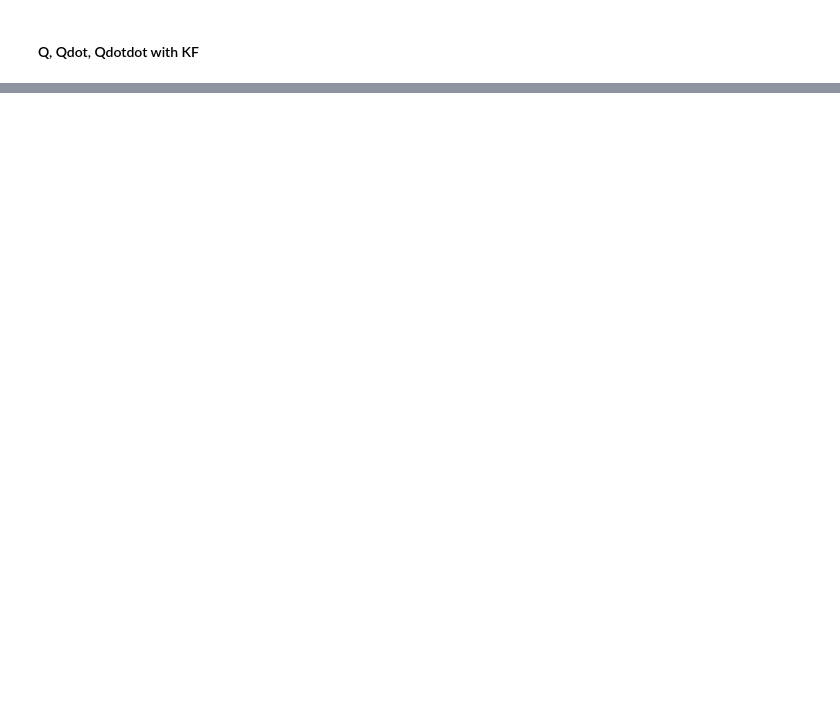
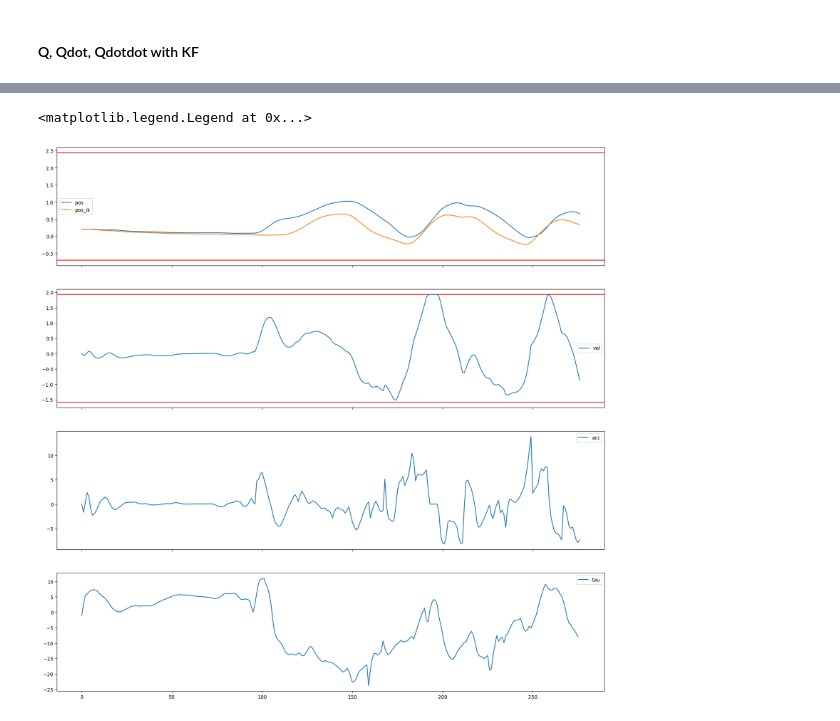
Before and after one commit to PARCO-LAB/COMETH, a Jupyter notebook: inverse_dynamics/test_dynamics.ipynb, the cells around one changed output, grey strips where cells are left out. Saved outputs shown, nothing was run; the diff lists cells and outputs as text; code cells hidden in the pictures; blank space fills up the shorter version.

```diff
--- a/inverse_dynamics/test_dynamics.ipynb
+++ b/inverse_dynamics/test_dynamics.ipynb
@@ -419,0 +807,31 @@ SolverError: Solver 'OSQP' failed. Try another solver, or solve with verbose=Tru
+# %%
+results[0].keys()
+TAU = [results[i]["tau"] for i in range(len(results)-1)]
+TAU = np.array(TAU)
+
+fig, axs = plt.subplots(4,sharex=True, figsize=(20,20))
+
+dof = 6
+
+Q = np.array(Q)
+axs[0].plot(Q[:,dof],label=f'pos')
+axs[0].axhline(y=s.q_u[dof], color='r', linestyle='-')
+axs[0].axhline(y=s.q_l[dof], color='r', linestyle='-')
+axs[0].plot(Q_es[:Q.shape[0],dof],label=f'pos_ik')
+axs[0].legend()
+
+Q_dot = np.array(Q_dot)
+axs[1].axhline(y=s.qdot_u[dof], color='r', linestyle='-')
+axs[1].axhline(y=s.qdot_l[dof], color='r', linestyle='-')
+axs[1].plot(Q_dot[:,dof],label=f'vel')
+axs[1].legend()
+
+Q_dotdot = np.array(Q_dotdot)
+axs[2].plot(Q_dotdot[:,dof],label=f'acc')
+axs[2].legend()
+
+axs[3].plot(TAU[:,dof-6],label=f'tau')
+axs[3].legend()
+# %% [output]
+<matplotlib.legend.Legend at 0x...>
+[figure, added]
```
Also changed, not shown: parts of 16 cells of this notebook, 2 other files.
